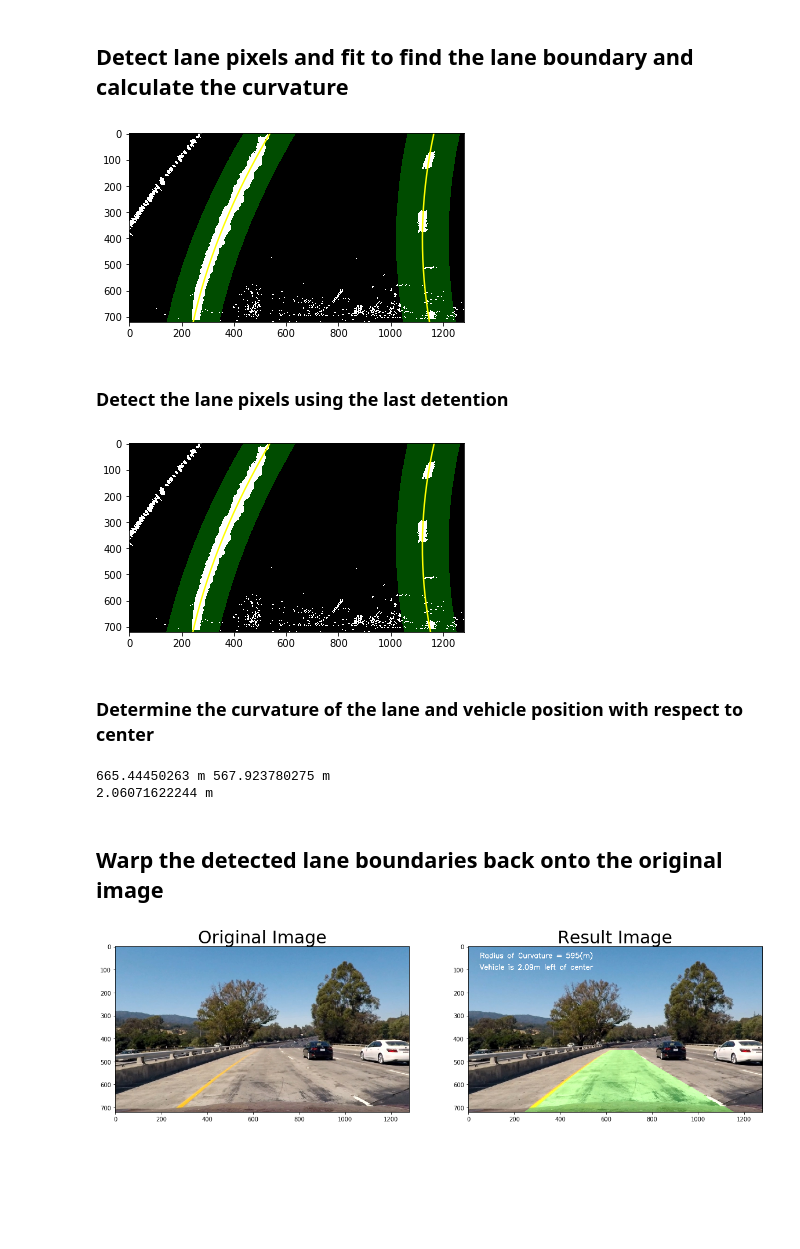
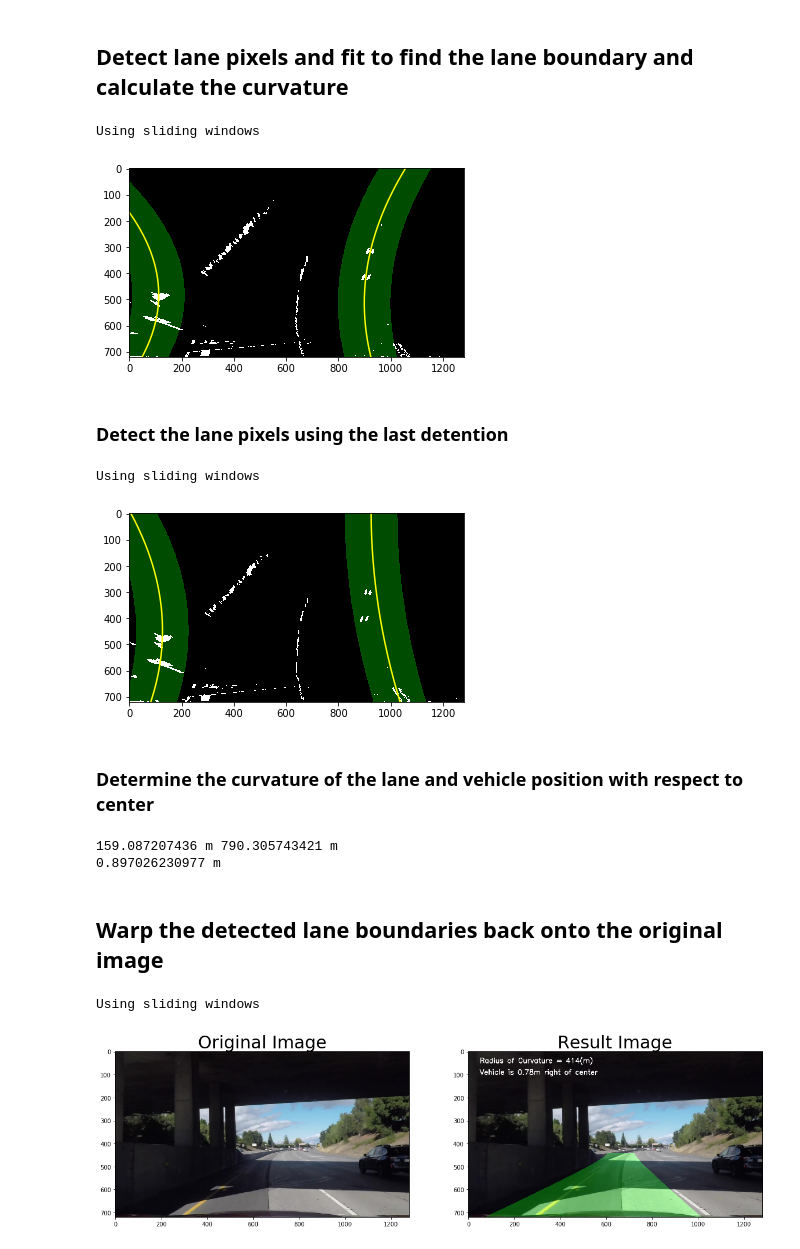
Before and after one commit to agonzale34/sdc-advanced-lane-detection, a Jupyter notebook: src/p2.ipynb, the cells around one changed output. Drawn from its saved outputs; the diff is of its cells as text; code cells hidden in the pictures; blank space fills up the shorter version.

```diff
--- a/src/p2.ipynb
+++ b/src/p2.ipynb
@@ -34,11 +35,2 @@ camera calibration saved successfully
 # %% [markdown]
 ## Configure the settings for the process
-# %%
-settings = Settings()
-settings.mtx = mtx
-settings.dist = dist
-settings.aoi_xmid = 0.511
-settings.aoi_ymid = 0.625
-settings.aoi_upsz = 0.11
-settings.aoi_upds = 20
-settings.aoi_basesz = 0.380
@@ -45,7 +40,7 @@ settings.aoi_basesz = 0.380
 # %% [markdown]
 ## Apply a distortion correction to raw image
 # %%
-image = mpimg.imread('../resources/test_images/test1.jpg')
+image = mpimg.imread('../resources/test_images/test00003.jpg')
 
 img_un_dist = undistort_image(image, settings.mtx, settings.dist)
 visualize_result(image, img_un_dist, show=False)
@@ -55,6 +50,7 @@ visualize_result(image, img_un_dist, show=False)
 ## Use color transforms, gradients, etc., to create a thresholded binary image.
 ### 1. get S channel with hls
 # %%
+S_CHANNEL_THRESH = (80, 255)
 img_s_binary = hls_select(img_un_dist, thresh=S_CHANNEL_THRESH)
 visualize_result(img_un_dist, img_s_binary, gray=True, show=False)
 # %% [output]
@@ -78,6 +74,12 @@ visualize_result(img_un_dist, img_adv, gray=True, show=False)
 # %% [markdown]
 ## Apply a perspective transform to rectify binary image ("birds-eye view")
 ### Calculate the area of interest (aoi) base on the image
+# %%
+settings.aoi_xmid = 0.511
+settings.aoi_ymid = 0.61
+settings.aoi_upsz = 0.015
+settings.aoi_des = -35
+settings.aoi_basesz = 0.350
 # %%
 settings.find_aoi_src_dst(img_un_dist)
 img_aoi_src = np.copy(img_un_dist)
@@ -109,42 +111,47 @@ visualize_result(img_bird_eye, img_be_adv, gray=True, show=False)
 # %% [markdown]
 ## Detect lane pixels and fit to find the lane boundary and calculate the curvature
 # %%
-left_lane, right_line, offset = find_lane_lines_sliding_windows(img_be_adv)
+find_lane_lines_sliding_windows(img_be_adv)
 sa_margin = int(SW_MARGIN // 2)
-show_lines_on_image_test(img_be_adv, left_lane, right_line, sa_margin)
+show_lines_on_image_test(img_be_adv, settings.left_glines, settings.right_glines, sa_margin)
 # %% [output]
+Using sliding windows
-[figure, old version]
+[figure, new version]
 # %% [markdown]
 ### Detect the lane pixels using the last detention
 # %%
-left_lane, right_line, offset = search_around_poly(img_be_adv, left_lane, right_line, offset)
+search_around_poly(img_be_adv)
 sa_margin = int(SW_MARGIN // 2)
-show_lines_on_image_test(img_be_adv, left_lane, right_line, sa_margin)
+show_lines_on_image_test(img_be_adv, settings.left_glines, settings.right_glines, sa_margin)
 # %% [output]
+Using sliding windows
-[figure, old version]
+[figure, new version]
 # %% [markdown]
 ### Determine the curvature of the lane and vehicle position with respect to center
 # %%
-print(left_lane.radius_of_curvature, 'm', right_line.radius_of_curvature, 'm')
-print(offset, 'm')
+print(settings.left_glines.radius_of_curvature, 'm', settings.right_glines.radius_of_curvature, 'm')
+print(settings.offset, 'm')
 # %% [output]
-665.44450263 m 567.923780275 m
-2.06071622244 m
+159.087207436 m 790.305743421 m
+0.897026230977 m
 # %% [markdown]
 ## Warp the detected lane boundaries back onto the original image
 # %%
 # 1. Un-distort the image to get better measure
 un_dist = undistort_image(image, settings.mtx, settings.dist)
 # 2. Apply the advanced transform to get the final image
 img_adv = advanced_transform(
     un_dist, kernel_size=KERNEL_SIZE, s_thresh=S_CHANNEL_THRESH, sx_thresh=SOBEL_X_THRESH
 )
 # 3. Get the bird eye view and the invert transform matrix
 binary_warped, minv = bird_eye_transform(img_adv, settings.aoi_src, settings.bird_dst)
 # 4. Find the lane lines in the bird eye view, determine the curvature of the lane and vehicle position
-left_lane, right_line, offset = find_lane_lines_sliding_windows(binary_warped)
+find_lane_lines(binary_warped)
 # 5. Draw the lines in the un-distorted image
-result = draw_final_lines(binary_warped, minv, un_dist, left_lane, right_line, offset)
+result = draw_final_lines(
+    binary_warped, minv, un_dist, settings.left_glines, settings.right_glines, settings.offset
+)
 visualize_result(img_un_dist, result, show=False)
 # %% [output]
+Using sliding windows
-[figure, old version]
+[figure, new version]
```
Also changed, not shown: parts of 9 cells of this notebook, 15 other files.
